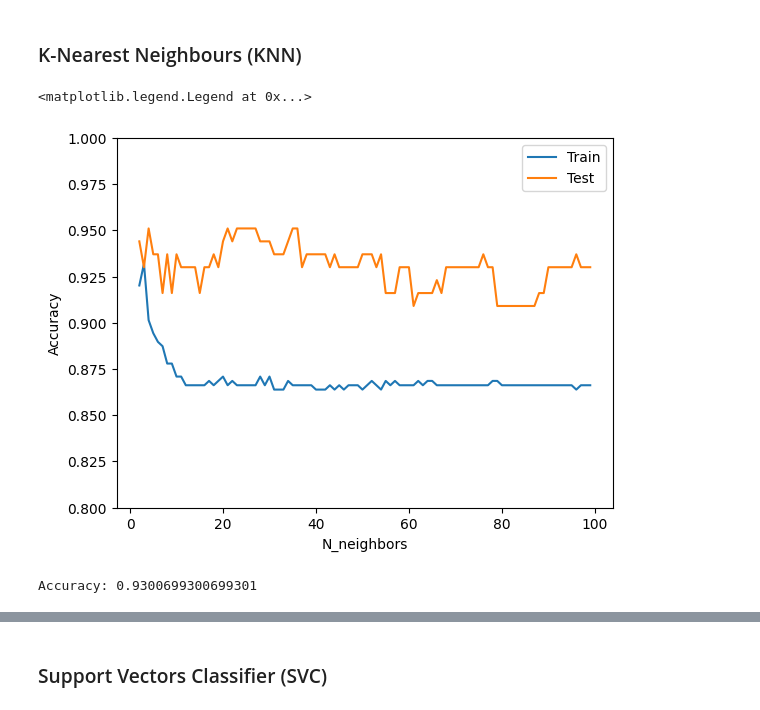
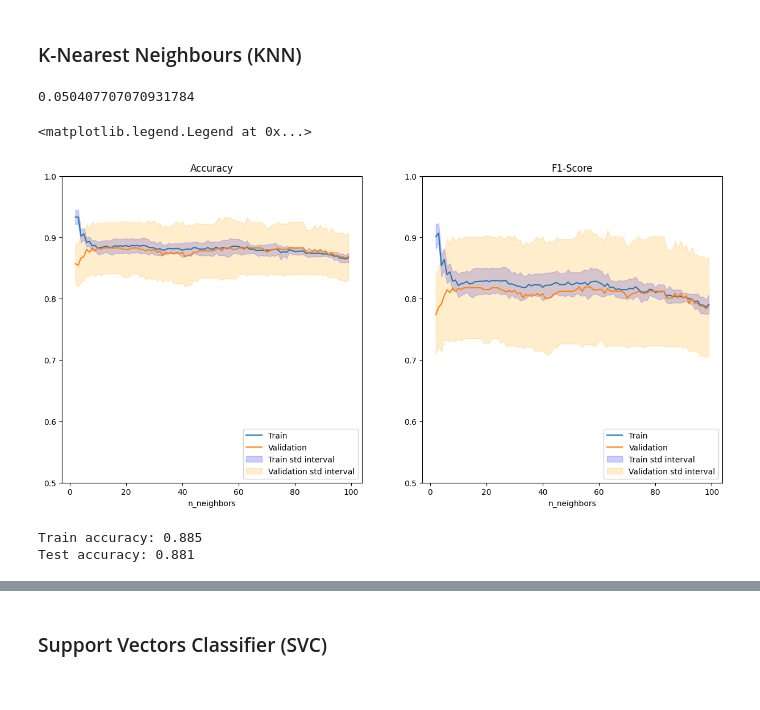
Before and after one commit to LeonardoMicheluz/progettoHealth, a Jupyter notebook: index_Micheluz.ipynb, the cells around one changed output, grey strips where cells are left out. Cells and saved outputs as stored; diff of their text form; code cells hidden in the pictures.

Commit message:
Cross validation added to KNN, SVM, KSVM

```diff
--- a/index_Micheluz.ipynb
+++ b/index_Micheluz.ipynb
@@ -456,29 +458,58 @@ Confusion Matrix:
 # %% [markdown]
 ### K-Nearest Neighbours (KNN)
+# %%
+knn_parameters = {"n_neighbors" : [item for item in range(2,100)]}
+knn_search = GridSearchCV(
+  KNeighborsClassifier(),
+  param_grid=knn_parameters,
+  cv=5,
+  scoring=["accuracy", "f1"],
+  return_train_score=True,
+  refit=False,
+)
+knn_search.fit(X_train, y_train)
+knn_search_results = pd.DataFrame(knn_search.cv_results_)
+# %%
+knn_search_results['std_test_accuracy'].max()
+# %% [output]
+0.050407707070931784
+# %%
+train_acc_interval = (knn_search_results['mean_train_accuracy'] - knn_search_results['std_train_accuracy'], knn_search_results['mean_train_accuracy'] + knn_search_results['std_train_accuracy'])
+test_acc_interval = (knn_search_results['mean_test_accuracy'] - knn_search_results['std_test_accuracy'], knn_search_results['mean_test_accuracy'] + knn_search_results['std_test_accuracy'])
+train_f1_interval = (knn_search_results['mean_train_f1'] - knn_search_results['std_train_f1'], knn_search_results['mean_train_f1'] + knn_search_results['std_train_f1'])
+test_f1_interval = (knn_search_results['mean_test_f1'] - knn_search_results['std_test_f1'], knn_search_results['mean_test_f1'] + knn_search_results['std_test_f1'])
+
+_, ax = plt.subplots(1,2, figsize=(15,7))
+ax[0].plot(knn_search_results["param_n_neighbors"], knn_search_results['mean_train_accuracy'], label="Train")
+ax[0].plot(knn_search_results["param_n_neighbors"], knn_search_results['mean_test_accuracy'], label="Validation")
+ax[1].plot(knn_search_results["param_n_neighbors"], knn_search_results['mean_train_f1'], label="Train")
+ax[1].plot(knn_search_results["param_n_neighbors"], knn_search_results['mean_test_f1'], label="Validation")
+
+ax[0].fill_between(knn_search_results["param_n_neighbors"].astype("float"), train_acc_interval[0], train_acc_interval[1], color='blue', alpha=0.2, label='Train std interval')
+ax[0].fill_between(knn_search_results["param_n_neighbors"].astype("float"), test_acc_interval[0], test_acc_interval[1], color='orange', alpha=0.2, label='Validation std interval')
+ax[1].fill_between(knn_search_results["param_n_neighbors"].astype("float"), train_f1_interval[0], train_f1_interval[1], color='blue', alpha=0.2, label='Train std interval')
+ax[1].fill_between(knn_search_results["param_n_neighbors"].astype("float"), test_f1_interval[0], test_f1_interval[1], color='orange', alpha=0.2, label='Validation std interval')
+ax[0].set_title("Accuracy")
+ax[1].set_title("F1-Score")
+ax[0].set_xlabel("n_neighbors")
+ax[1].set_xlabel("n_neighbors")
+ax[0].set_ylim(0.5, 1)
+ax[1].set_ylim(0.5, 1)
+ax[0].legend(loc="lower right")
+ax[1].legend(loc="lower right")
+# %% [output]
+<matplotlib.legend.Legend at 0x...>
+[figure, added]
 # %%
-knn_train_accuracy = []
-knn_test_accuracy = []
-knn_y_scores = []
+knn = KNeighborsClassifier(n_neighbors=18)
+knn.fit(X_train, y_train)
+knn_train_prediction = knn.predict(X_train)
+knn_test_prediction = knn.predict(X_test)
 
-for n_neighbors in range(2, 100):
-  knn = KNeighborsClassifier(n_neighbors=n_neighbors)
-  knn = knn.fit(X_train, y_train)
-  knn_predictions = knn.predict(X_train)
-  knn_train_accuracy.append(sum(knn_predictions == y_train) / len(y_train))
-  knn_predictions = knn.predict(X_test)
-  knn_test_accuracy.append(sum(knn_predictions == y_test) / len(y_test))
+knn_train_accuracy = sum(knn_train_prediction == y_train) / len(y_train)
+knn_test_accuracy = sum(knn_test_prediction == y_test) / len(y_test)
+print(f"Train accuracy: {knn_train_accuracy:.3f}")
+print(f"Test accuracy: {knn_test_accuracy:.3f}")
+# %% [output]
+Train accuracy: 0.885
+Test accuracy: 0.881
-# %%
-plt.plot(range(2, 100), knn_train_accuracy, label="Train")
-plt.plot(range(2, 100), knn_test_accuracy, label="Test")
-plt.xlabel("N_neighbors")
-plt.ylabel("Accuracy")
-plt.ylim(0.8, 1)
-plt.legend()
-# %% [output]
-<matplotlib.legend.Legend at 0x...>
-[figure, removed]
-# %%
-knn_accuracy = sum(knn_predictions == y_test) / len(y_test)
-print(f"Accuracy: {knn_accuracy}")
-# %% [output]
-Accuracy: 0.9300699300699301
```
Also changed, not shown: parts of 34 cells of this notebook, 2 other files.
